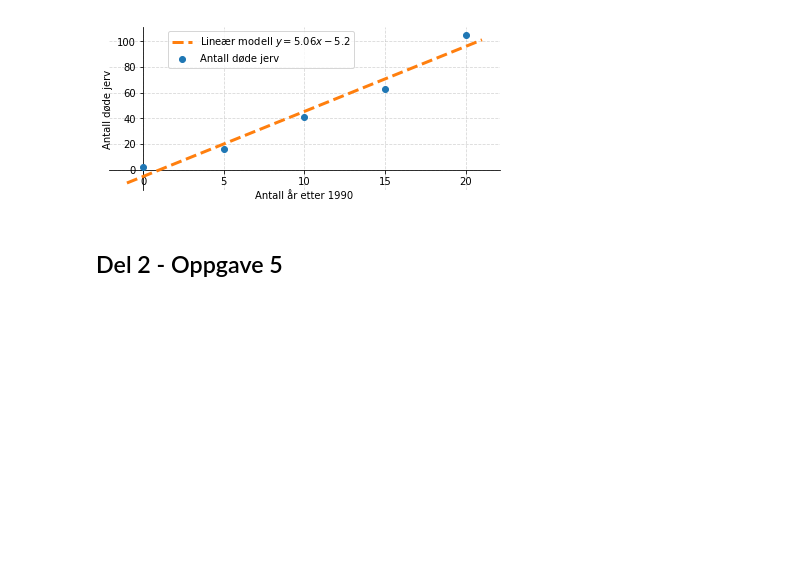
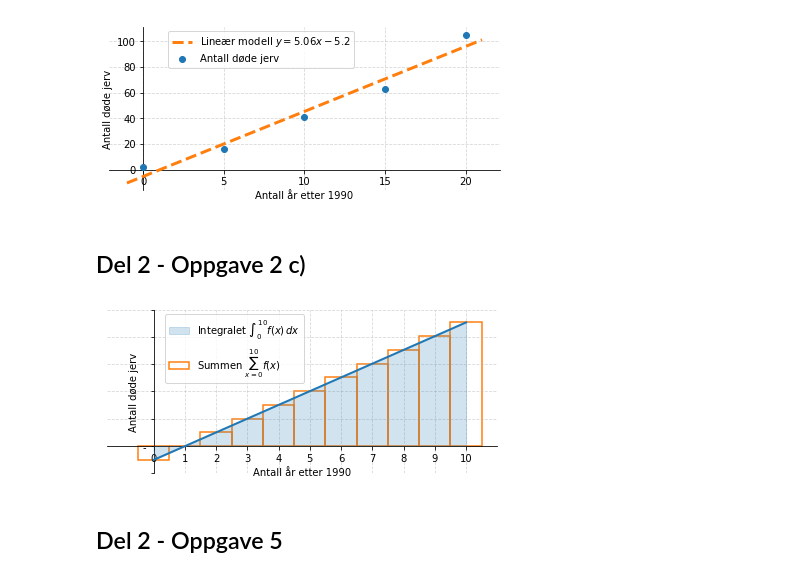
Before and after one commit to matematikk/vgs_eksamener, a Jupyter notebook: løsningsforslag/S2/S2_14V/code/Figures S2 14V.ipynb, the cells around one changed output. Cells and saved outputs as stored; diff of their text form; code cells hidden in the pictures; blank space fills up the shorter version.

```diff
--- a/løsningsforslag/S2/S2_14V/code/Figures S2 14V.ipynb
+++ b/løsningsforslag/S2/S2_14V/code/Figures S2 14V.ipynb
@@ -69,6 +69,53 @@ plt.savefig(r'../figs/del2_oppg2.pdf')
 plt.show()
 # %% [output]
 [figure]
+# %% [markdown]
+## Del 2 - Oppgave 2 c)
+# %%
+plt.figure(figsize=(7, 3))
+ax = plt.gca()
+ax.spines['right'].set_color('none')
+ax.spines['top'].set_color('none')
+ax.xaxis.set_ticks_position('bottom')
+ax.spines['bottom'].set_position(('data', 0))
+ax.yaxis.set_ticks_position('left')
+ax.spines['left'].set_position(('data', 0))
+
+from scipy.stats import linregress
+prop_cycle = plt.rcParams['axes.prop_cycle'].by_key()['color']
+
+x_smooth = np.linspace(0, 10)
+y = 5.06 * x_smooth - 5.2
+
+#plt.scatter(x, y, zorder=25, label='Antall døde jerv')
+
+
+plt.plot(x_smooth, y, '-', color=prop_cycle[0], lw=2, zorder=25,
+         #label=f'Lineær modell $y=5.06x - 5.2$'
+        )
+
+plt.fill_between(x_smooth, y, '-', color=prop_cycle[0], lw=1, zorder=25, alpha=0.2,
+         label=r'Integralet $ \int_0^{10} f(x) \,  dx$'
+        )
+
+
+x_vals = np.arange(0, 10 + 1)
+plt.bar(x_vals, 5.06 * x_vals - 5.2, width=1, edgecolor=prop_cycle[1], fc=(0, 0, 1, 0),
+       label=r'Summen $ \sum_{x=0}^{10} f(x)$', lw=1.5)
+
+plt.ylabel('Antall døde jerv')
+plt.xlabel('Antall år etter 1990')
+plt.xticks(np.arange(0, 10+1))
+plt.yticks(np.arange(-50, 100, 10))
+#plt.ylim([-40, 110])
+plt.legend(loc=(0.15, 0.55))
+plt.grid(True, linestyle='--', alpha=0.5, zorder=-15)
+plt.xlim([-1.5, 11])
+plt.ylim([-10, 50])
+plt.savefig(r'../figs/del2_oppg2_c.pdf')
+plt.show()
+# %% [output]
+[figure, added]
 # %% [markdown]
 ## Del 2 - Oppgave 5
 # %%
```
Also changed, not shown: 7 other files.
